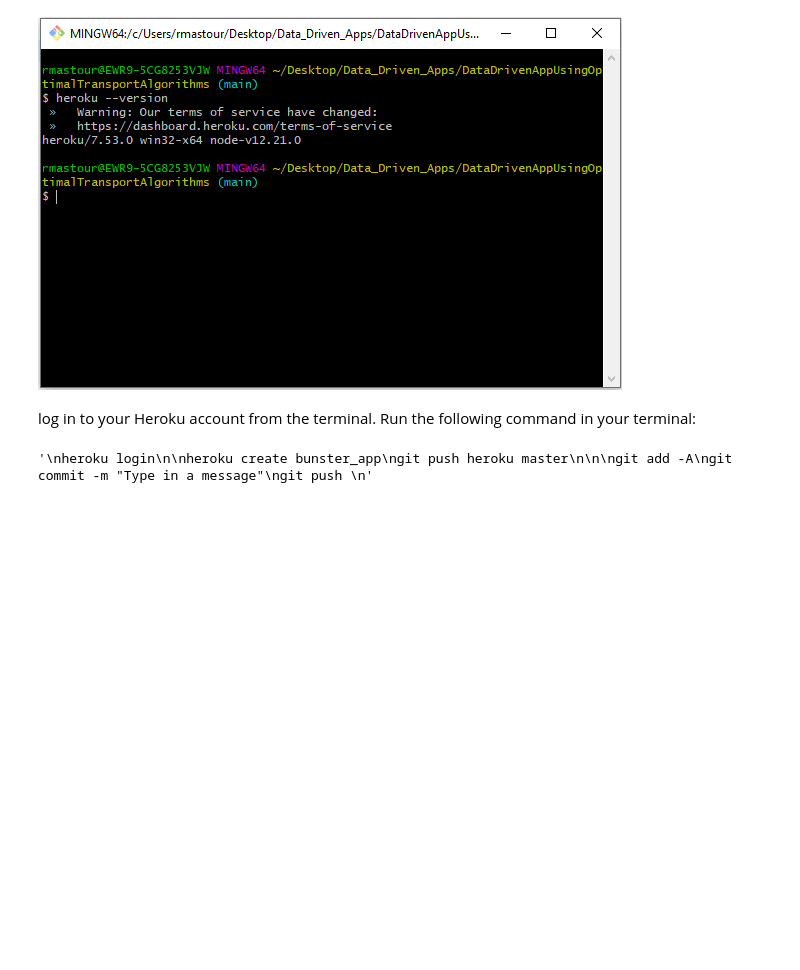
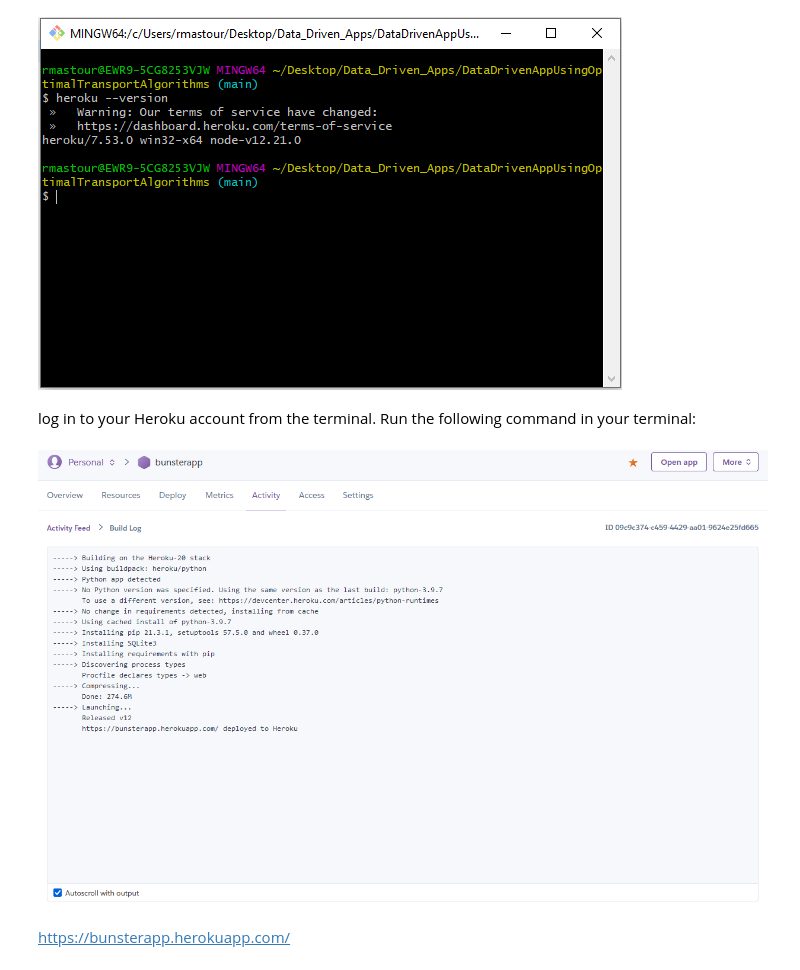
Before and after one commit to RedaMastouri/DataDrivenAppUsingOptimalTransportAlgorithms, a Jupyter notebook: Heroku_Provision.ipynb, the cells around one changed output. Drawn from its saved outputs; the diff is of its cells as text; code cells hidden in the pictures; blank space fills up the shorter version.

Commit message:
last working repo for Heroku

```diff
--- a/Heroku_Provision.ipynb
+++ b/Heroku_Provision.ipynb
@@ -93,17 +93,50 @@ Image.open('images/heroku_cli.png')
 [figure]
 # %% [markdown]
 log in to your Heroku account from the terminal. Run the following command in your terminal:
-# %%
-'''
-heroku login
-
-heroku create bunster_app
-git push heroku master
-
-
-git add -A
-git commit -m "Type in a message"
-git push
-'''
-# %% [output]
-'\nheroku login\n\nheroku create bunster_app\ngit push heroku master\n\n\ngit add -A\ngit commit -m "Type in a message"\ngit push \n'
+# %%
+'''
+heroku login
+'''
+#first create app
+
+'''heroku create bunsterapp'''
+
+#Setup.sh file
+'''
+#Create non existing config folder
+mkdir ~/.streamlit
+#Create config file
+touch ~/.streamlit/config.toml
+#Init the config
+streamlit config show > ~/.streamlit/config.toml
+#override the config
+mkdir -p ~/.streamlit/echo "[server]\n headless = true\n port = $PORT\n enableCORS = false\n \n" > ~/.streamlit/config.toml
+
+echo PORT $PORT
+
+'''
+
+#add proc web app typology
+'''
+web: streamlit run  --server.port $PORT app.py
+'''
+
+
+#push the update on the procfile
+'''
+git add -A
+git commit -m "Type in a message"
+git push
+'''
+
+#push the staging
+'''
+git push heroku master
+'''
+
+
+Image.open('images/bunsterapp.png')
+# %% [output]
+[figure, added]
+# %% [markdown]
+https://bunsterapp.herokuapp.com/
```
Also changed, not shown: parts of 1 cell of this notebook.
